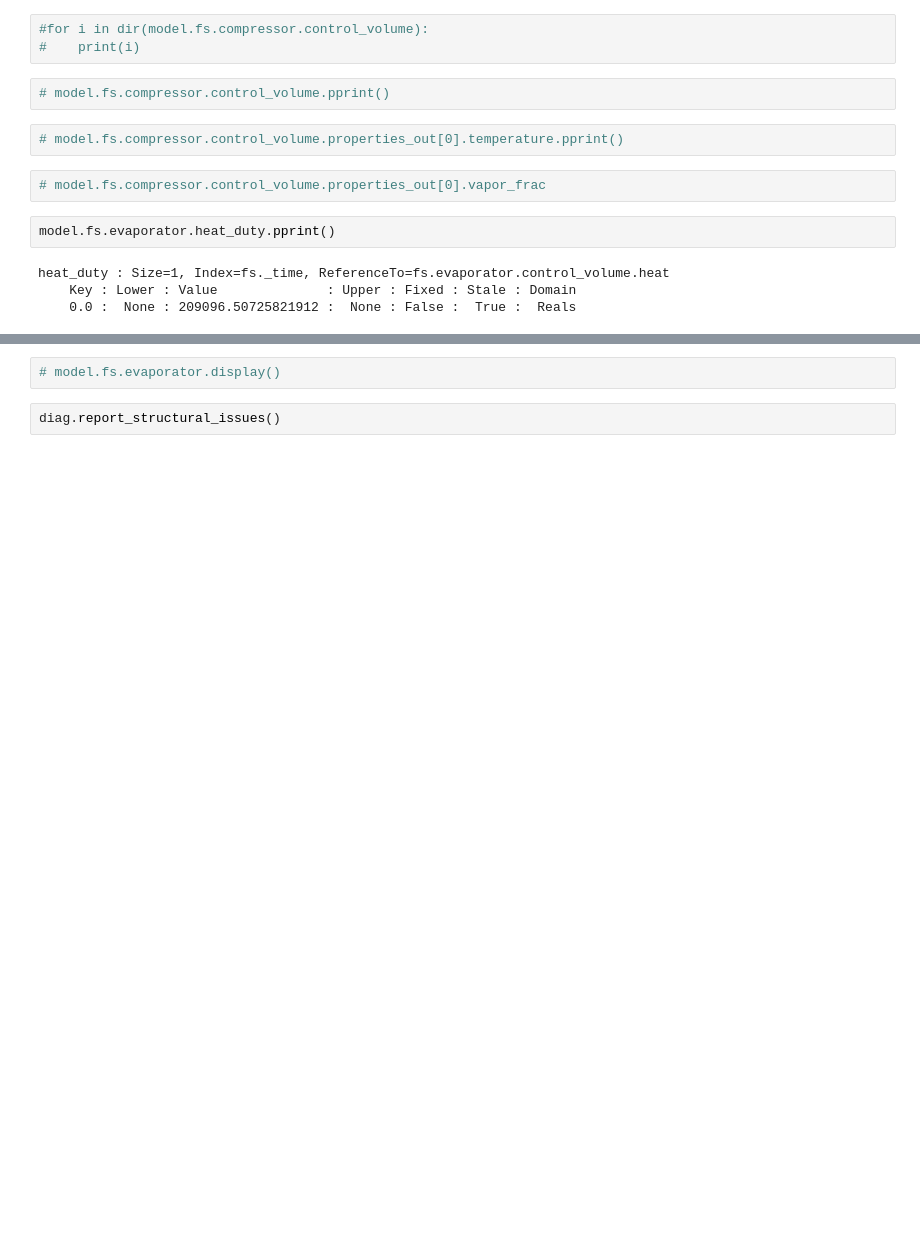
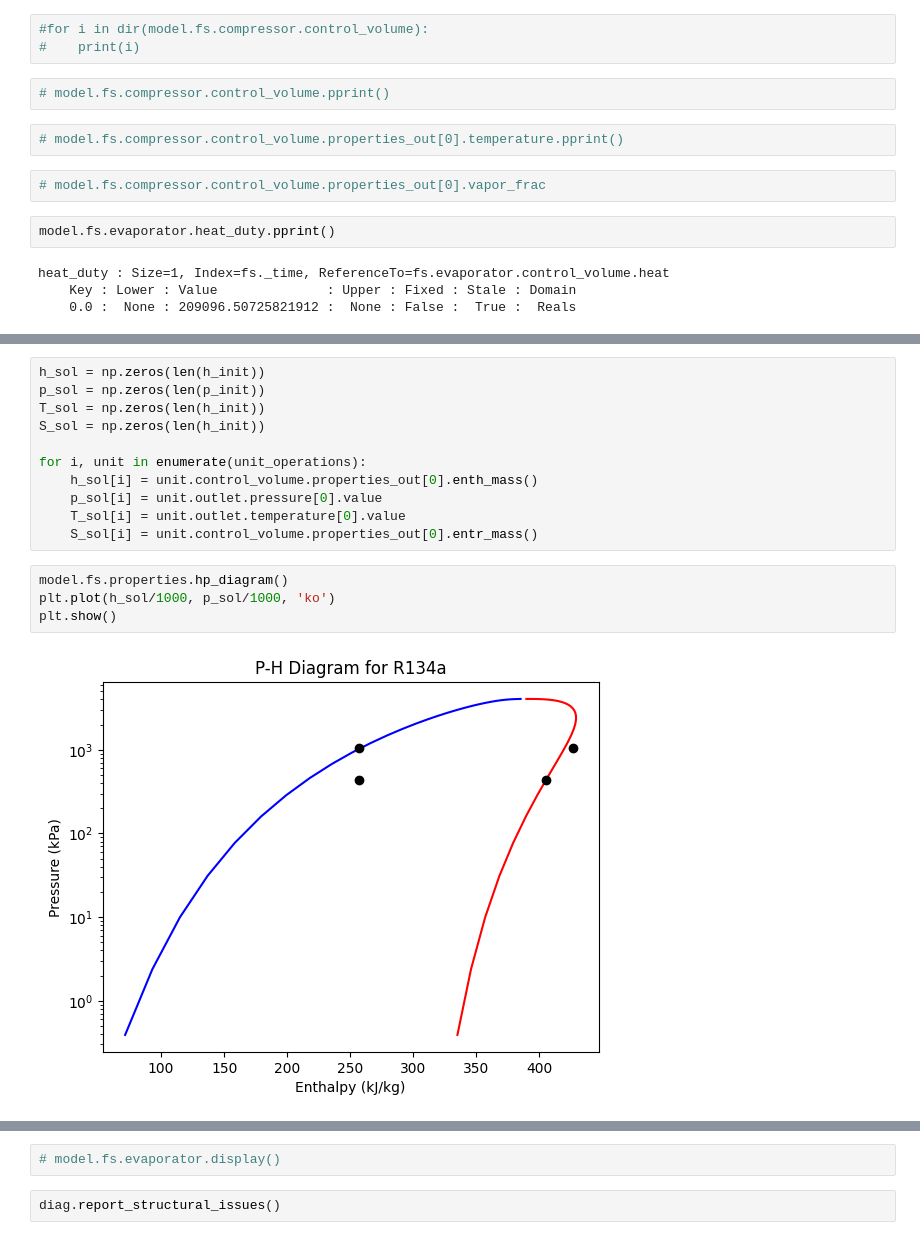
Before and after one commit to dowlinglab/idaes-hvacr-cycles, a Jupyter notebook: simple_refridgeration2.ipynb, the cells around one changed output, grey strips where cells are left out. Saved outputs shown, nothing was run; the diff lists cells and outputs as text; blank space fills up the shorter version.

```diff
--- a/simple_refridgeration2.ipynb
+++ b/simple_refridgeration2.ipynb
@@ -649 +628,18 @@ Unit : fs.evaporator                                                       Time:
 ====================================================================================
+# %%
+h_sol = np.zeros(len(h_init))
+p_sol = np.zeros(len(p_init))
+T_sol = np.zeros(len(h_init))
+S_sol = np.zeros(len(h_init))
+
+for i, unit in enumerate(unit_operations):
+    h_sol[i] = unit.control_volume.properties_out[0].enth_mass()
+    p_sol[i] = unit.outlet.pressure[0].value
+    T_sol[i] = unit.outlet.temperature[0].value
+    S_sol[i] = unit.control_volume.properties_out[0].entr_mass()
+# %%
+model.fs.properties.hp_diagram()
+plt.plot(h_sol/1000, p_sol/1000, 'ko')
+plt.show()
+# %% [output]
+[figure, added]
```
Also changed, not shown: parts of 15 cells of this notebook.
